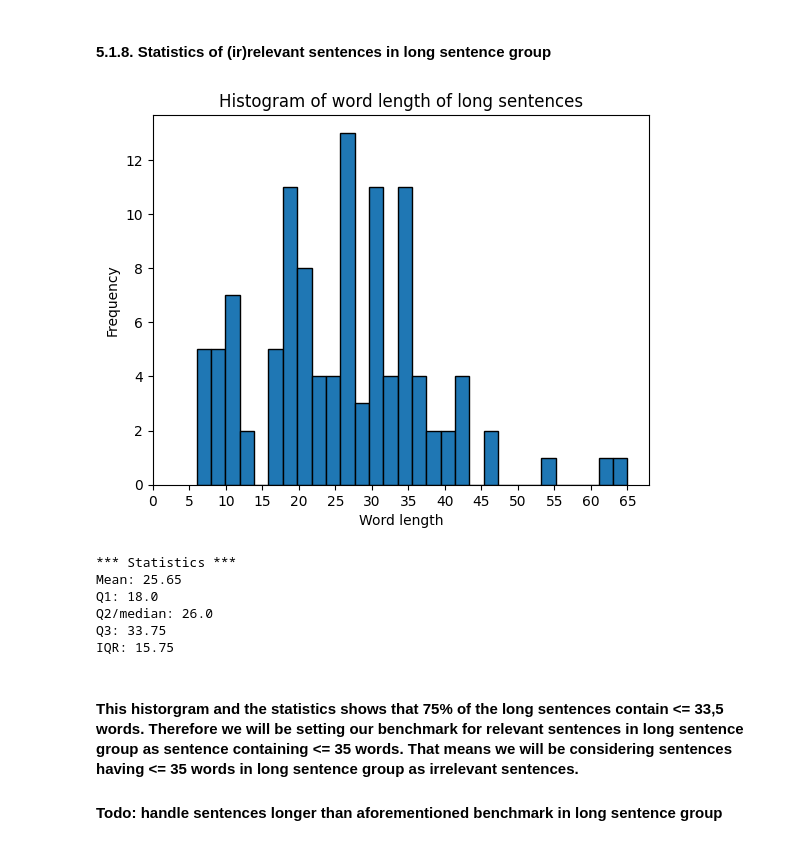
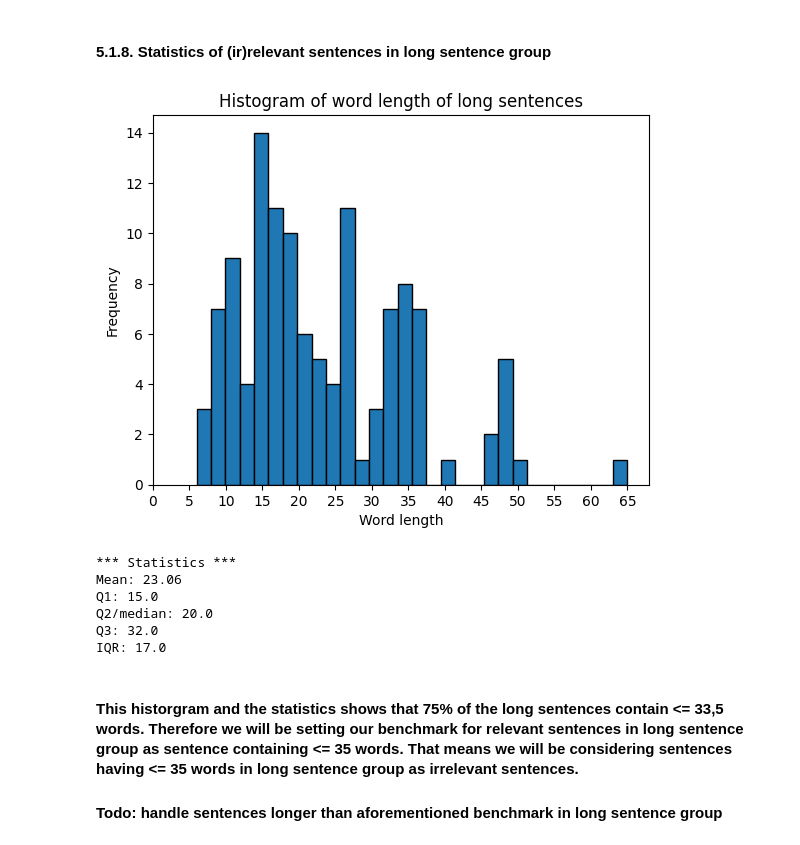
Before and after one commit to alanindra/baca-juga-cleaner, a Jupyter notebook: analysis.ipynb, the cells around one changed output. Saved outputs shown, nothing was run; the diff lists cells and outputs as text; code cells hidden in the pictures.

```diff
--- a/analysis.ipynb
+++ b/analysis.ipynb
@@ -851,37 +851,37 @@ News 6:
 # %% [markdown]
 #### 5.1.8. Statistics of (ir)relevant sentences in long sentence group
 # %%
-token_len_value =  [list(inner_dict.values())[0] for inner_dict in news_token_long_len.values()]
+token_len_value =  [list(inner_dict.values())[0] for inner_dict in news_token_long.values()]
 
 plt.hist(token_len_value, bins=30, edgecolor='black')
 plt.title('Histogram of word length of long sentences')
 plt.xlabel('Word length')
 plt.ylabel('Frequency')
 plt.xticks(range(0, max(token_len_value)+5, 5))
 plt.show()
 
 mean = round(np.mean(token_len_value), 2)
 q1 = np.percentile(token_len_value, 25)
 q2 = np.percentile(token_len_value, 50)
 q3 = np.percentile(token_len_value, 75)
 iqr = q3-q1
 lowerbound = q1 - 1.5 * iqr
 upperbound = q3 + 1.5 * iqr
 
 print(f"*** Statistics ***")
 print(f"Mean: {mean}")
 print(f"Q1: {q1}")
 print(f"Q2/median: {q2}")
 print(f"Q3: {q3}")
 print(f"IQR: {iqr}")
 # %% [output]
-[figure, old version]
+[figure, new version]
 *** Statistics ***
-Mean: 25.65
-Q1: 18.0
-Q2/median: 26.0
-Q3: 33.75
-IQR: 15.75
+Mean: 23.06
+Q1: 15.0
+Q2/median: 20.0
+Q3: 32.0
+IQR: 17.0
 # %% [markdown]
 #### This historgram and the statistics shows that 75% of the long sentences contain <= 33,5 words. Therefore we will be setting our benchmark for relevant sentences in long sentence group as sentence containing <= 35 words. That means we will be considering sentences having <= 35 words in long sentence group as irrelevant sentences.
 
```
Also changed, not shown: parts of 6 cells of this notebook.
